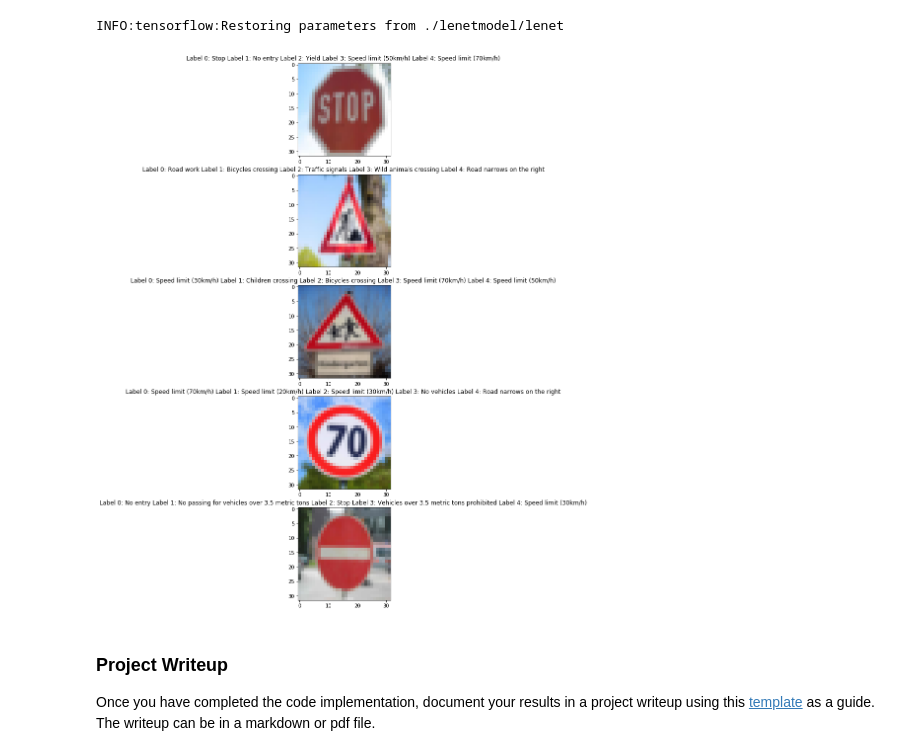
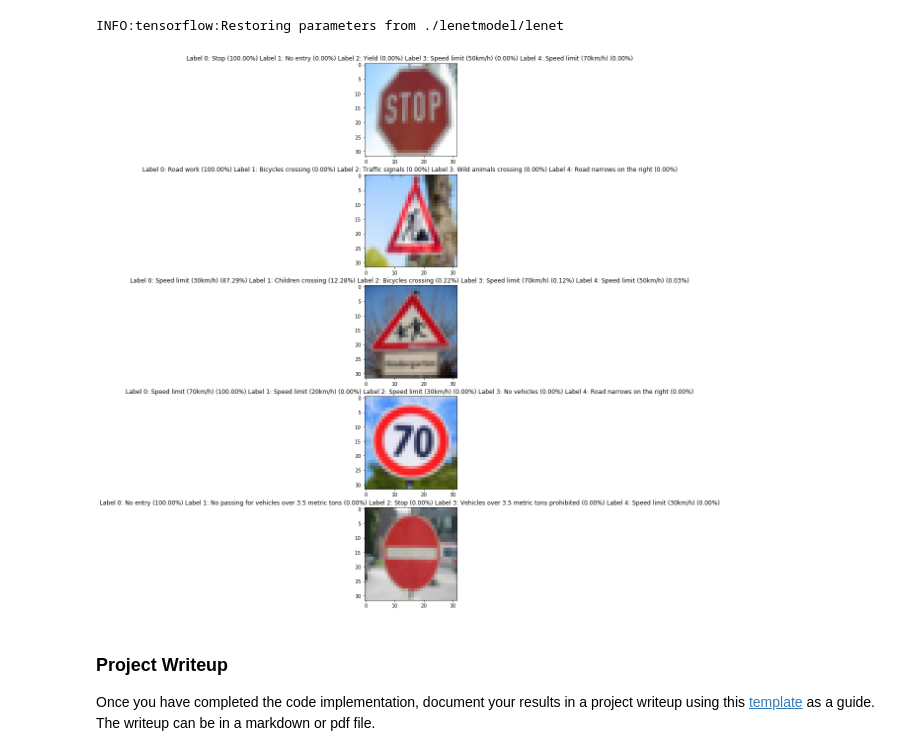
Before and after one commit to vinhngx/CarND-Traffic-Sign-Classifier-Project, a Jupyter notebook: Traffic_Sign_Classifier.ipynb, the cells around one changed output. Drawn from its saved outputs; the diff is of its cells as text; code cells hidden in the pictures.

```diff
--- a/Traffic_Sign_Classifier.ipynb
+++ b/Traffic_Sign_Classifier.ipynb
@@ -507,7 +511,7 @@ Looking just at the first row we get `[ 0.34763842,  0.24879643,  0.12789202]`,
 ### Feel free to use as many code cells as needed.
 ### Print out the top five softmax probabilities for the predictions on the German traffic sign images found on the web.
 ### Feel free to use as many code cells as needed.
-top_k = tf.nn.top_k(logits, k=5)
+top_k = tf.nn.top_k(tf.nn.softmax(logits), k=5)
 with tf.Session() as sess:
     saver.restore(sess, tf.train.latest_checkpoint('./lenetmodel/'))
     top_k_prob = sess.run(top_k,feed_dict={x: imgs_normalized, prob: 1})
@@ -516,14 +520,14 @@ INFO:tensorflow:Restoring parameters from ./lenetmodel/lenet
 # %%
 plt.figure(figsize=(10,20))
 for i in range(len(label)):
     plt.subplot(len(label),1,i+1)
     plt.imshow(imgs[i])
     title = ''
     for j in range(5):
-        title += 'Label %d: %s '%(j, label_desc.ix[top_k_prob[1][i][j]][1])
+        title += 'Label %d: %s (%.2f%%) '%(j, label_desc.ix[top_k_prob[1][i][j]][1], 100.*top_k_prob[0][i][j])
     plt.title(title)
 # %% [output]
-[figure, old version]
+[figure, new version]
 # %% [markdown]
 ### Project Writeup
 
```
Also changed, not shown: parts of 1 cell of this notebook, 1 other file.
